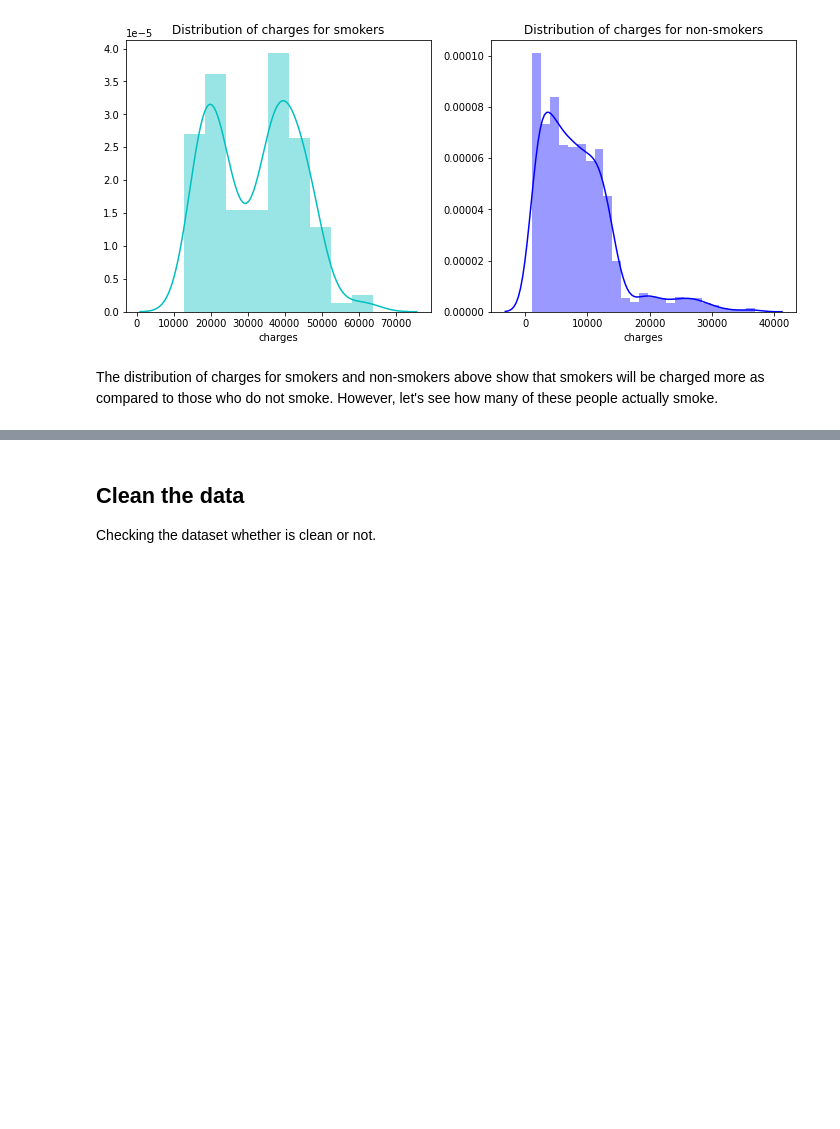
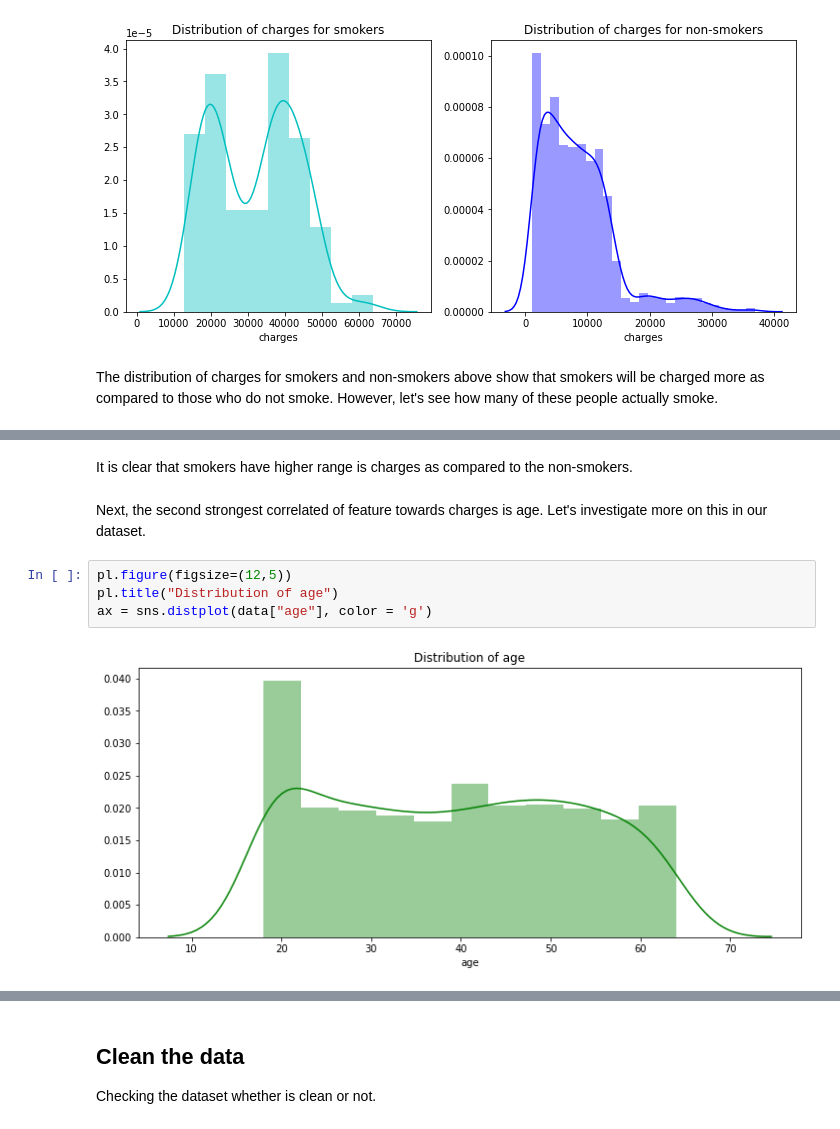
Before and after one commit to LugoBlogger/MLCC-Assignment-05, a Jupyter notebook: medical_cost_forecast.ipynb, the cells around one changed output, grey strips where cells are left out. Cells and saved outputs as stored; diff of their text form; blank space fills up the shorter version.

```diff
--- a/medical_cost_forecast.ipynb
+++ b/medical_cost_forecast.ipynb
@@ -149,0 +164,10 @@ The distribution of charges for smokers and non-smokers above show that smokers
+# %% [markdown]
+It is clear that smokers have higher range is charges as compared to the non-smokers.
+# %% [markdown]
+Next, the second strongest correlated of feature towards charges is age. Let's investigate more on this in our dataset.
+# %%
+pl.figure(figsize=(12,5))
+pl.title("Distribution of age")
+ax = sns.distplot(data["age"], color = 'g')
+# %% [output]
+[figure, added]
```
Also changed, not shown: parts of 15 cells of this notebook.
